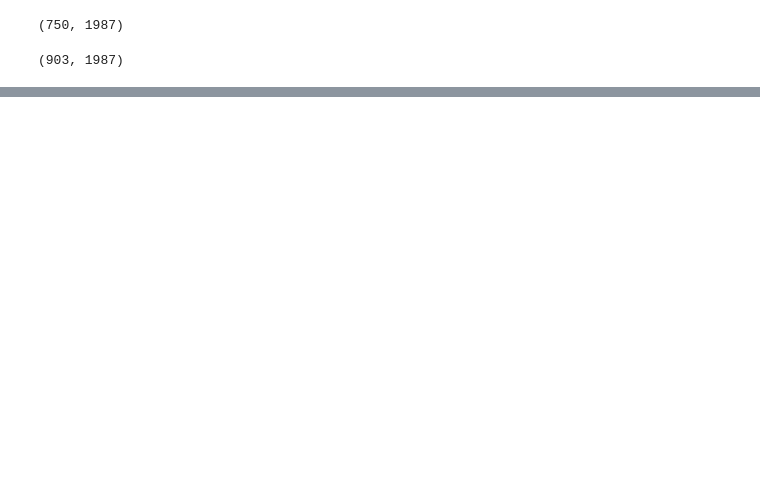
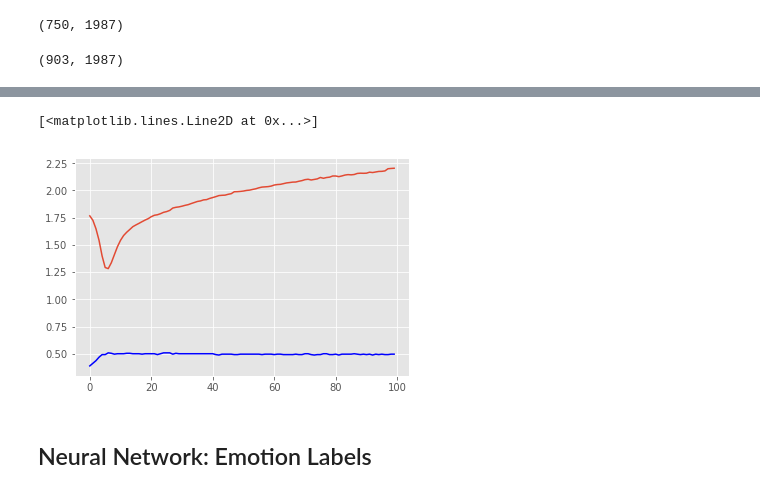
Before and after one commit to kemepley/Detecting_Emotions, a Jupyter notebook: workbook.ipynb, the cells around one changed output, grey strips where cells are left out. Drawn from its saved outputs; the diff is of its cells as text; code cells hidden in the pictures; blank space fills up the shorter version.

```diff
--- a/workbook.ipynb
+++ b/workbook.ipynb
@@ -201,0 +597,38 @@ Testing F1: 0.5041309334972058
+# %%
+X = corpus_df['text']
+y = valence_df['label']
+
+from keras.utils import to_categorical
+y_binary = to_categorical(y)
+
+X_train, X_test, y_train, y_test = train_test_split(X, y_binary, stratify=y, random_state=42)
+
+vectorizer = TfidfVectorizer()
+tf_idf_X_train = vectorizer.fit_transform(X_train)
+tf_idf_X_test = vectorizer.transform(X_test)
+
+smt = SMOTE(sampling_strategy='not majority')
+X_res, y_res = smt.fit_resample(tf_idf_X_train, y_train)
+X_res.shape
+
+num_features = 2017
+num_classes = 3
+
+model = Sequential()
+# first layer, includes input shape
+model.add(Dense(300, activation='relu', input_shape=(num_features, )))
+# second layer
+model.add(Dense(150, activation='relu'))
+# final layer with the number of classes as the number of outputs
+# uses a softmax classifier, which is standard for NLP
+model.add(Dense(num_classes, activation='softmax'))
+
+model.compile(loss='categorical_crossentropy',
+              optimizer='adam',
+              metrics=['accuracy'])
+
+history = model.fit(X_res,
+                    y_res,
+                    epochs=100,
+                    batch_size=250,
+                    validation_data=(tf_idf_X_test, y_test))
@@ -201,0 +653,6 @@ Testing F1: 0.5041309334972058
+# %%
+print(model.evaluate(tf_idf_X_test, y_test))
+
+plt.plot(history.history['val_acc'], color='blue')
+plt.plot(history.history['val_loss'])
+# %% [output]
@@ -201,0 +661,4 @@ Testing F1: 0.5041309334972058
+[<matplotlib.lines.Line2D at 0x...>]
+[figure, added]
+# %% [markdown]
+## Neural Network: Emotion Labels
```
Also changed, not shown: parts of 33 cells of this notebook.
